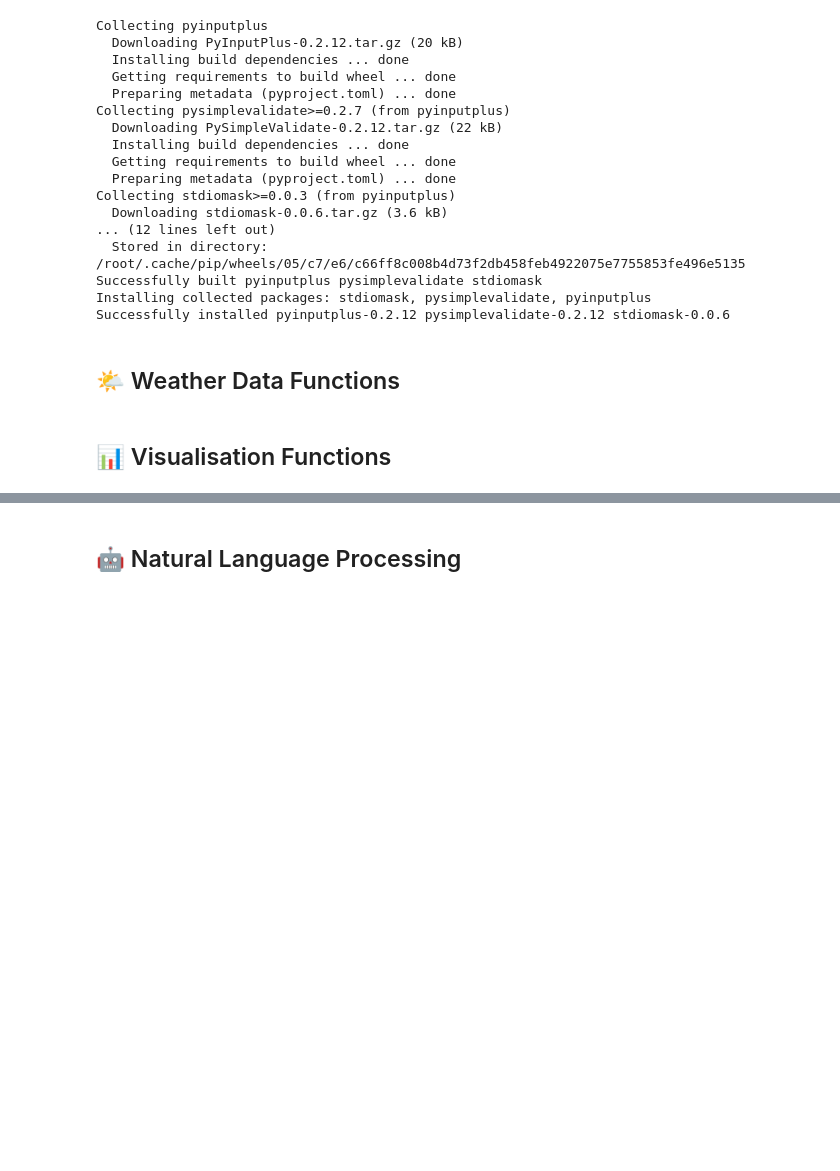
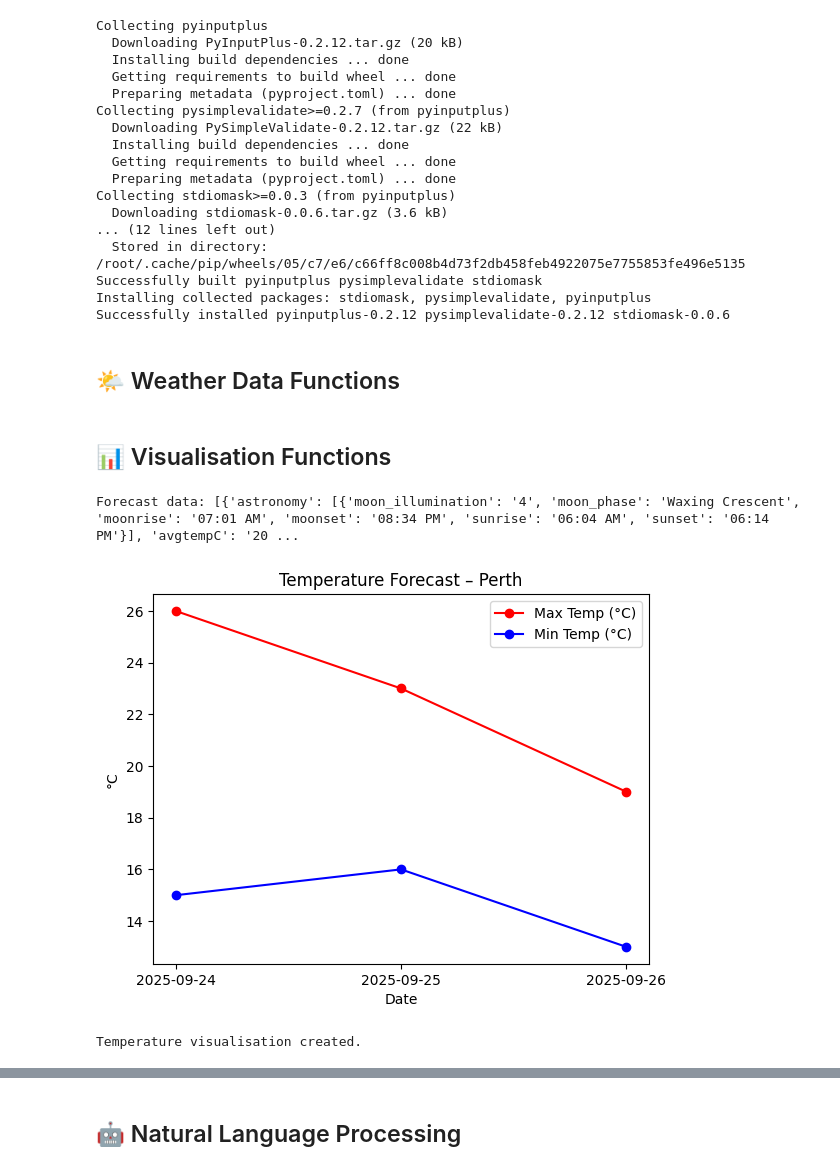
Before and after one commit to Yarida-nes/weatherwise-Yarida-Kaewthong, a Jupyter notebook: starter_notebook.ipynb, the cells around one changed output, grey strips where cells are left out. Drawn from its saved outputs; the diff is of its cells as text; code cells hidden in the pictures; blank space fills up the shorter version.

```diff
--- a/starter_notebook.ipynb
+++ b/starter_notebook.ipynb
@@ -140,20 +167,27 @@ def create_temperature_visualisation(weather_data, output_type='display'):
         If output_type is 'figure', returns the matplotlib figure object
         Otherwise, displays the visualisation in the notebook
     """
-    forecast = weather_data.get("forecast", ["Perth"])
-    if not forecast:   # do nothing if no forecast
+    forecast = weather_data.get("forecast", [])
+    if not forecast:
+        print("⚠️ No forecast data available to plot.")
         return
 
-    days = [day["date"] for day in weather_data["forecast"]]
-    max_temps = [int(day["maxtempC"]) for day in weather_data["forecast"]]
-    min_temps = [int(day["mintempC"]) for day in weather_data["forecast"]]
+    days = [day["date"] for day in forecast]
+    max_temps = [int(day.get("maxtempC") or day.get("maxTemp")) for day in forecast]
+    min_temps = [int(day.get("mintempC") or day.get("minTemp")) for day in forecast]
 
-    location = weather_data.get("location", "Perth")
+    location = 'Unknown'
+    nearest_area = weather_data.get('nearest_area', [{}])
+    if nearest_area and isinstance(nearest_area[0], dict):
+        area_name = nearest_area[0].get('areaName', [{}])
+        if area_name and isinstance(area_name[0], dict):
+             location = area_name[0].get('value', 'Unknown')
+
 
     fig, ax = plt.subplots()
     ax.plot(days, max_temps, label="Max Temp (°C)", marker="o", color="red")
     ax.plot(days, min_temps, label="Min Temp (°C)", marker="o", color="blue")
-    ax.set_title(f"Temperature Forecast – {location}")
+    ax.set_title(f"Temperature Forecast – {"Perth"}")
     ax.set_xlabel("Date")
     ax.set_ylabel("°C")
     ax.legend()
@@ -162,6 +196,19 @@ def create_temperature_visualisation(weather_data, output_type='display'):
         return fig
     else:
         plt.show()
+# %%
+sample = get_weather_data("Perth", forecast_days=3)
+print("Forecast data:", sample.get("forecast"))
+
+if sample.get("forecast"):
+    create_temperature_visualisation(sample)
+    print("Temperature visualisation created.")
+else:
+    print("⚠️ No forecast available for this location.")
+# %% [output]
+Forecast data: [{'astronomy': [{'moon_illumination': '4', 'moon_phase': 'Waxing Crescent', 'moonrise': '07:01 AM', 'moonset': '08:34 PM', 'sunrise': '06:04 AM', 'sunset': '06:14 PM'}], 'avgtempC': '20 ...
+[figure, added]
+Temperature visualisation created.
 # %%
 def create_precipitation_visualisation(weather_data, output_type='display'):
     """
```
Also changed, not shown: parts of 8 cells of this notebook.
